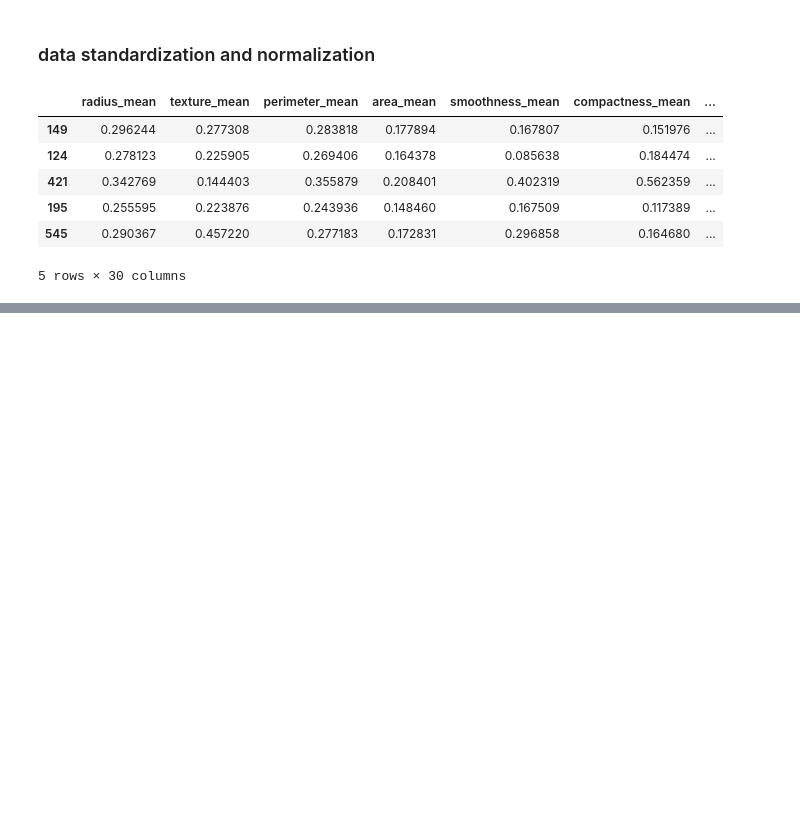
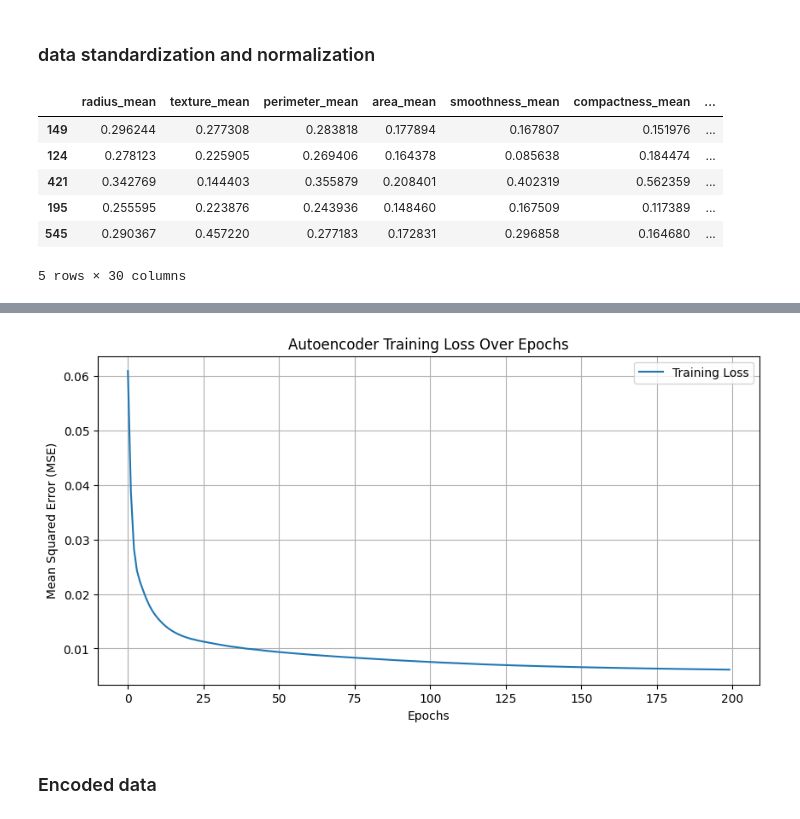
Before and after one commit to marwanelgharbawy/dimensionality-reduction-clustering, a Jupyter notebook: notebooks/experiments.ipynb, the cells around one changed output, grey strips where cells are left out. Cells and saved outputs as stored; diff of their text form; code cells hidden in the pictures; blank space fills up the shorter version.

Commit message:
encoded the data and poltted the loss x epoch graph

```diff
--- a/notebooks/experiments.ipynb
+++ b/notebooks/experiments.ipynb
@@ -64,7 +67,7 @@ x_train_normalized.head()
 # %%
 layer_sizes = [30, 20, 15, 10, 15, 20, 30]
-activation_functions = ['relu', 'relu', 'relu', 'relu', 'relu', 'relu']
+activation_functions = ['relu', 'tanh', 'relu', 'relu', 'tanh', 'sigmoid']
 ae = Autoencoder(layer_sizes, activation_functions)
 # %%
-ae.train(x_train_normalized)
+loss_history = ae.train(x_train_normalized.values,epochs=200)
 # %% [output]
@@ -71,0 +94,13 @@ KeyError: "None of [Index([ 75,  16, 145, 176, 169, 132, 328, 189, 333, 133,\n
+# %%
+plt.figure(figsize=(10, 5))
+plt.plot(loss_history, label='Training Loss')
+plt.title('Autoencoder Training Loss Over Epochs')
+plt.xlabel('Epochs')
+plt.ylabel('Mean Squared Error (MSE)')
+plt.legend()
+plt.grid(True)
+plt.show()
+# %% [output]
+[figure, added]
+# %% [markdown]
+### Encoded data
```
Also changed, not shown: parts of 4 cells of this notebook, 1 other file.
